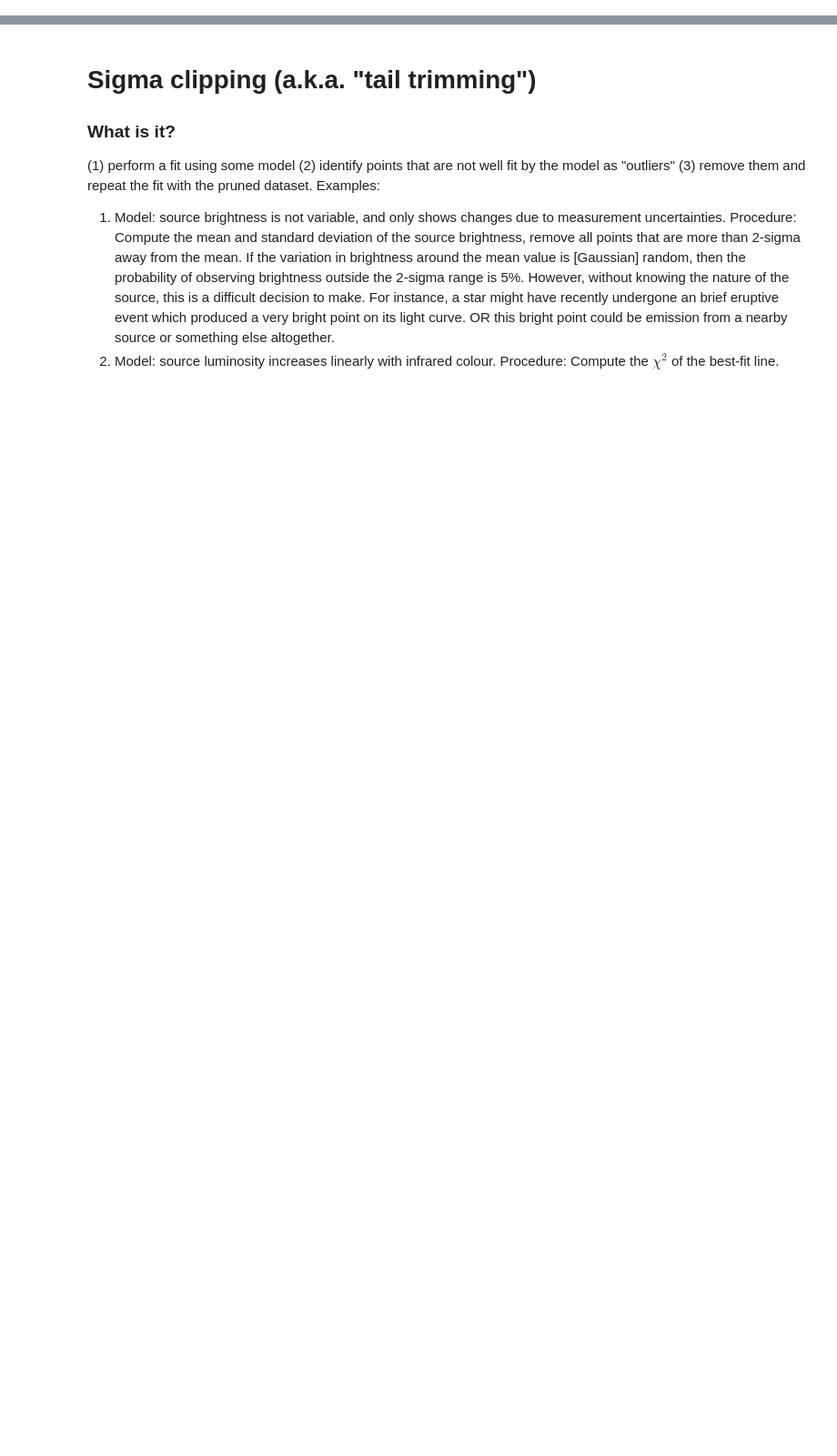
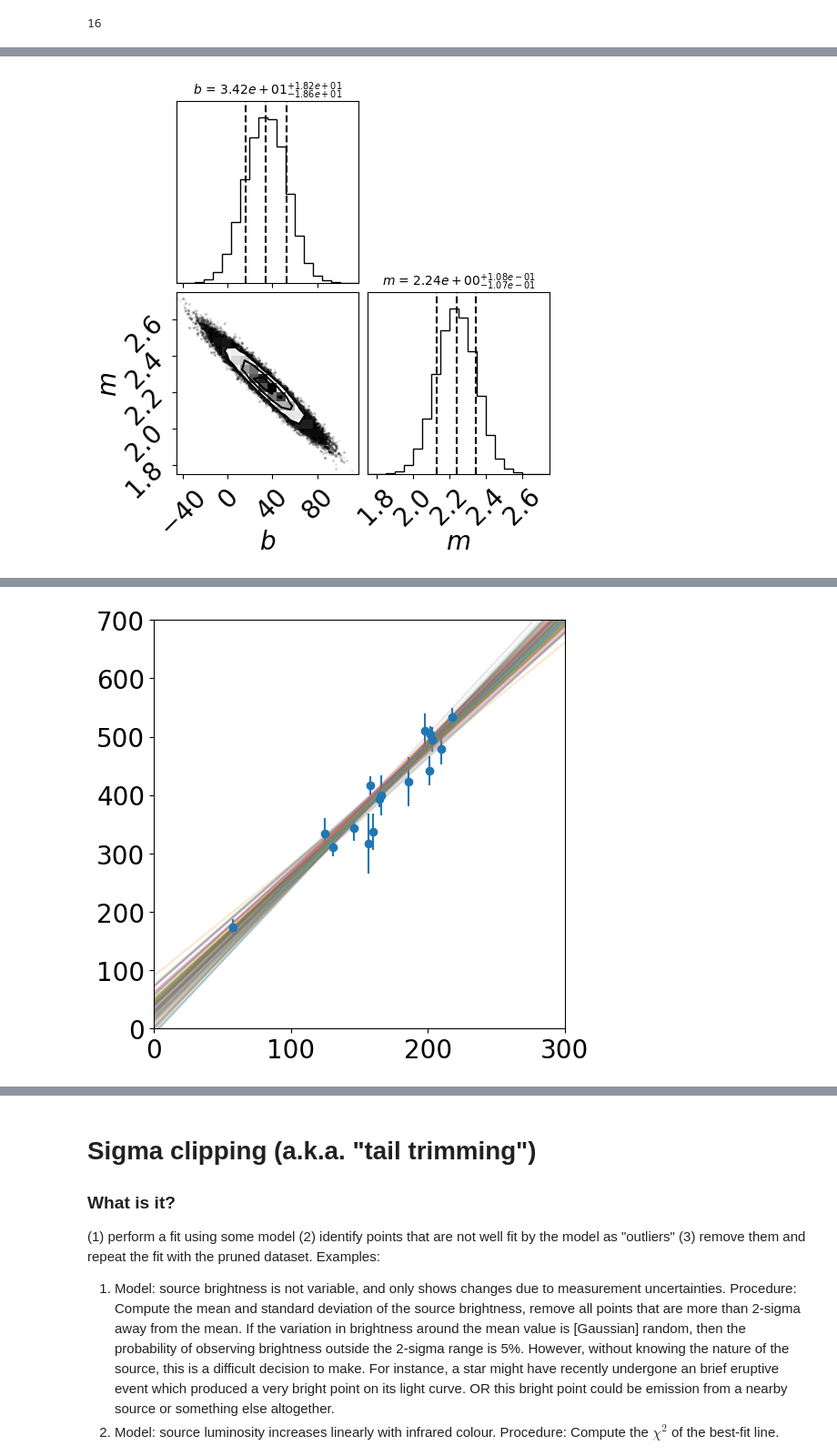
Before and after one commit to dawg-at-irya/outlier-pruning, a Jupyter notebook: Outlier Pruning.ipynb, the cells around one changed output, grey strips where cells are left out. Shown at 91% size. Drawn from its saved outputs; the diff is of its cells as text; code cells hidden in the pictures; blank space fills up the shorter version.

```diff
--- a/Outlier Pruning.ipynb
+++ b/Outlier Pruning.ipynb
@@ -13,0 +113,52 @@
+# %%
+len(df['x'][4:])
+# %% [output]
+16
+# %%
+# Only select the inliers
+x = df['x'][4:].values
+y = df['y'][4:].values
+yerr = df['sy'][4:].values
+
+labels=["$b$", "$m$"]
+ndim, nwalkers, threads, iterations, tburn = len(labels), 100, 8, 5000, 2500
+pos=[np.array([
+    34.0 * (1 + 0.05 * np.random.randn()),
+    2.24 * (1 + 0.05 * np.random.randn())]) for i in range(nwalkers)]
+
+sampler = emcee.EnsembleSampler(nwalkers, ndim, lnprob, a=2, args=(x, y, yerr), threads=threads)
+final_state, log_prob, state = sampler.run_mcmc(pos, iterations, progress=True)
+# %%
+# ### Start MCMC
+# iterations=iterations
+# bar=progressbar.ProgressBar(max_value=iterations)
+# for i, result in enumerate(sampler.sample(pos, iterations=iterations)):
+#     bar.update(i)
+# ### Finish MCMC
+
+samples = sampler.chain[:, :, :].reshape((-1, ndim)) # shape = (nsteps, ndim)
+
+df0 = pd.DataFrame(samples)
+df0.to_csv(path_or_buf='samplesout_inliers.csv', sep=',')
+samplesnoburn = plot_helper.readsamples('samplesout_inliers.csv', tburn, nwalkers, iterations)
+
+#plot_helper.plottraces(samples,labels,parametertruths,nwalkers,iterations,1)
+fig = corner.corner(samplesnoburn, labels=labels, truths=None,
+                    quantiles=[0.16, 0.5, 0.84], show_titles=True,
+                    title_fmt='.2e', title_kwargs={"fontsize": 10},
+                    verbose=False)
+# fig.savefig("triangle_inliers.pdf")
+# pdf_file = '/content/triangle_inliers.pdf'
+# display(HTML(f'<iframe src="{pdf_file}" width="700" height="400"></iframe>'))
+
+f, axs = plt.subplots()
+axs.errorbar(x, y, yerr=yerr, fmt='o')
+xx = np.linspace(0, 300, 100)
+k = np.random.choice(samplesnoburn.shape[0], 100)
+for kk in k:
+  axs.plot(xx, samplesnoburn[kk, 0] + samplesnoburn[kk, 1] * xx, alpha=0.2)
+axs.set_xlim(0, 300)
+axs.set_ylim(0, 700)
+display(fig)
+display(f)
+# %% [output]
@@ -13,0 +182 @@
+[figure, added]
@@ -13,0 +200 @@
+[figure, added]
```
Also changed, not shown: parts of 26 cells of this notebook.
